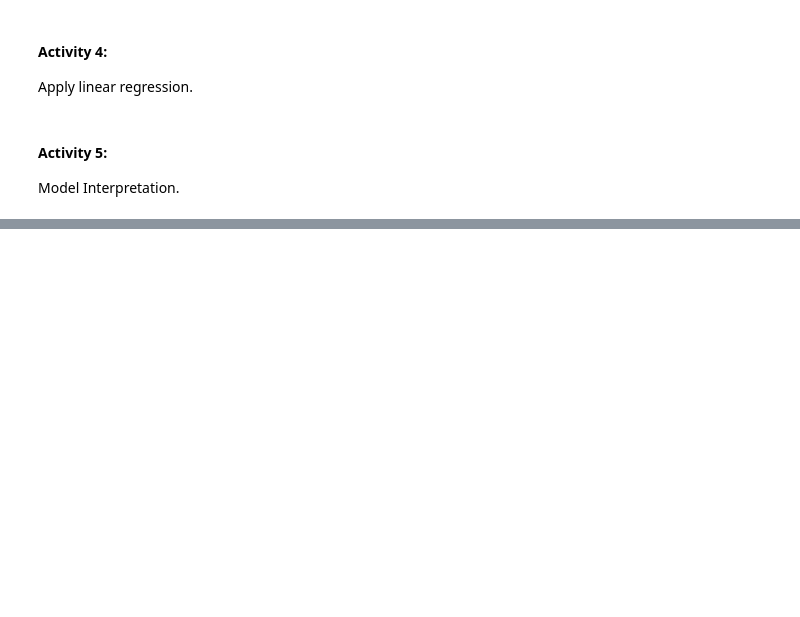
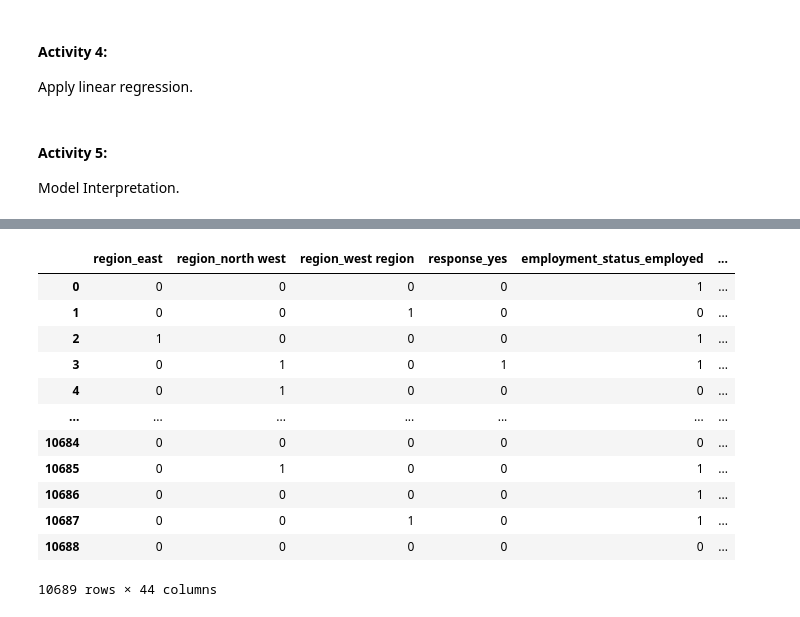
Before and after one commit to ericanna/Customer_Analysis_Case_Study, a Jupyter notebook: Lab_Linear_Regression.ipynb, the cells around one changed output, grey strips where cells are left out. Cells and saved outputs as stored; diff of their text form; code cells hidden in the pictures; blank space fills up the shorter version.

```diff
--- a/Lab_Linear_Regression.ipynb
+++ b/Lab_Linear_Regression.ipynb
@@ -88,0 +187,12 @@ Notes:
+# %%
+## Ordinal encoding the ordinal columns:
+
+pd.options.mode.chained_assignment = None
+
+ordinal_df["coverage"] = ordinal_df["coverage"].replace({"basic": 0, "extended": 1, "premium": 2})
+ordinal_df["education"] = ordinal_df["education"].replace("bachelor", "college")
+ordinal_df["education"] = ordinal_df["education"].replace({"high school or below": 0, "college": 1, "master": 2, "doctor": 3})
+ordinal_df["month"] = ordinal_df["month"].replace({"jan": 1, "feb": 2})
+ordinal_df["renew_offer_type"] = ordinal_df["renew_offer_type"].replace({"offer1": 1, "offer2": 2, "offer3": 3, "offer4": 4})
+ordinal_df["vehicle_size"] = ordinal_df["vehicle_size"].replace({"small": 0, "medsize": 1, "large": 2})
+ordinal_df
@@ -88,0 +213,19 @@ Notes:
+# %%
+# concatenating both categorical dataframes and the numerical one
+
+df = pd.concat([nominal_df, ordinal_df, numerical_df], axis=1)
+df
+# %% [output]
+|  | region_east | region_north west | region_west region | response_yes | employment_status_employed | ... |
+| 0 | 0 | 0 | 0 | 0 | 1 | ... |
+| 1 | 0 | 0 | 1 | 0 | 0 | ... |
+| 2 | 1 | 0 | 0 | 0 | 1 | ... |
+| 3 | 0 | 1 | 0 | 1 | 1 | ... |
+| 4 | 0 | 1 | 0 | 0 | 0 | ... |
+| ... | ... | ... | ... | ... | ... | ... |
+| 10684 | 0 | 0 | 0 | 0 | 0 | ... |
+| 10685 | 0 | 1 | 0 | 0 | 1 | ... |
+| 10686 | 0 | 0 | 0 | 0 | 1 | ... |
+| 10687 | 0 | 0 | 1 | 0 | 1 | ... |
+| 10688 | 0 | 0 | 0 | 0 | 0 | ... |
+10689 rows × 44 columns
```
Also changed, not shown: parts of 27 cells of this notebook.
